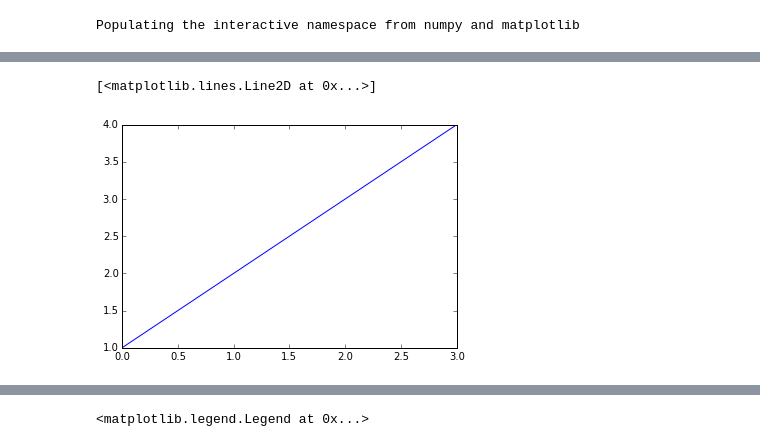
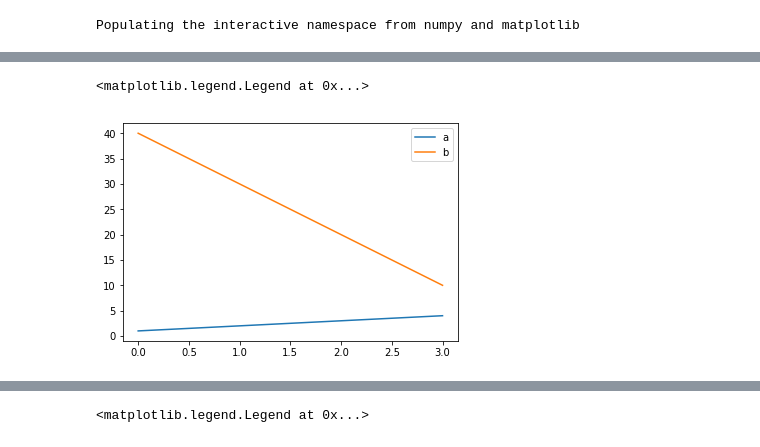
Before and after one commit to gubosd/lecture6, a Jupyter notebook: 파이썬고급/03_matplotlib_01.ipynb, the cells around one changed output, grey strips where cells are left out. Drawn from its saved outputs; the diff is of its cells as text; code cells hidden in the pictures.

```diff
--- a/파이썬고급/03_matplotlib_01.ipynb
+++ b/파이썬고급/03_matplotlib_01.ipynb
@@ -41,5 +52,7 @@ Populating the interactive namespace from numpy and matplotlib
 # %%
 plt.plot([1,2,3,4])
+plt.plot([40,30,20,10])
+plt.legend(['a','b'])
 # %% [output]
-[<matplotlib.lines.Line2D at 0x...>]
+<matplotlib.legend.Legend at 0x...>
-[figure, old version]
+[figure, new version]
```
Also changed, not shown: parts of 17 cells of this notebook.
